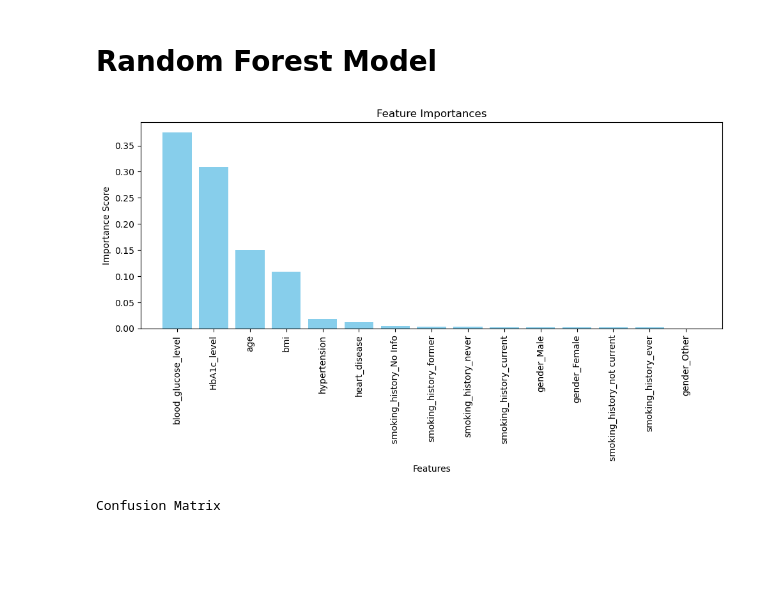
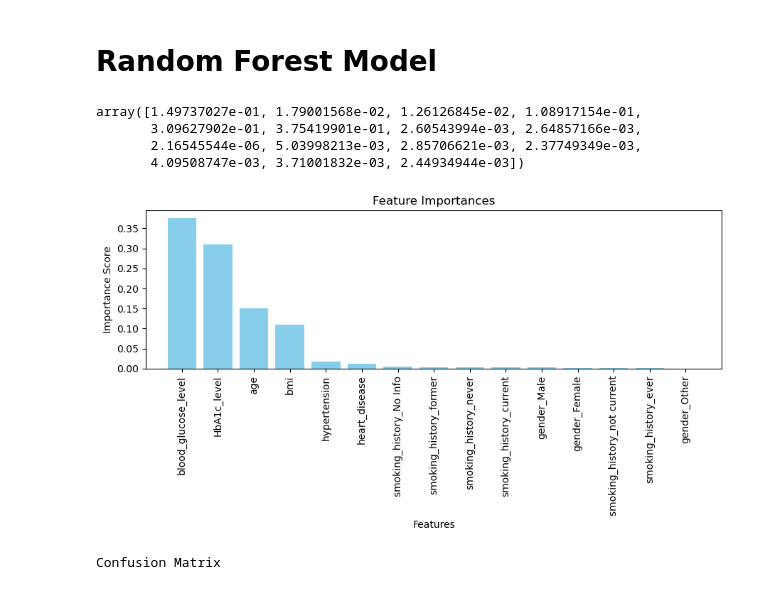
Before and after one commit to divyasajjan1/Project-4-Team-1, a Jupyter notebook: diabetes_prediction.ipynb, the cells around one changed output. Saved outputs shown, nothing was run; the diff lists cells and outputs as text; code cells hidden in the pictures; blank space fills up the shorter version.

```diff
--- a/diabetes_prediction.ipynb
+++ b/diabetes_prediction.ipynb
@@ -233,0 +271,16 @@ plt.show()
+# %%
+# Initialize logistic regression models with L1 (Lasso) and L2 (Ridge) regularization
+# Set the 'penalty' parameter to 'l1' for Lasso and 'l2' for Ridge
+logistic_regression_l1 = LogisticRegression(penalty='l1', solver='liblinear')
+logistic_regression_l2 = LogisticRegression(penalty='l2')
+
+# Fit the models on the training data
+logistic_regression_l1.fit(X_train_scaled, y_train)
+logistic_regression_l2.fit(X_train_scaled, y_train)
+
+# Evaluate the models on the testing data
+accuracy_l1 = logistic_regression_l1.score(X_test_scaled, y_test)
+accuracy_l2 = logistic_regression_l2.score(X_test_scaled, y_test)
+
+print("Accuracy (L1 Regularization): {:.2f}".format(accuracy_l1))
+print("Accuracy (L2 Regularization): {:.2f}".format(accuracy_l2))
@@ -242,28 +330,34 @@ rf_model = rf_model.fit(X_train_scaled, y_train)
 
 # Making predictions using the testing data
 y_pred_rf = rf_model.predict(X_test_scaled)
+# %%
+# Obtain feature importance scores
+importances = rf_model.feature_importances_
+importances
+# %% [output]
+array([1.49737027e-01, 1.79001568e-02, 1.26126845e-02, 1.08917154e-01,
+       3.09627902e-01, 3.75419901e-01, 2.60543994e-03, 2.64857166e-03,
+       2.16545544e-06, 5.03998213e-03, 2.85706621e-03, 2.37749349e-03,
+       4.09508747e-03, 3.71001832e-03, 2.44934944e-03])
 # %%
-# Obtain feature importance scores
-importances = rf_model.feature_importances_
-
 # Sort feature importance scores in descending order
 indices = np.argsort(importances)[::-1]
 
 # Extract feature names from X_train
 feature_names = X_train.columns.tolist()
 
 # Plot the feature importances
-plt.figure(figsize=(10, 6))
+plt.figure(figsize=(9, 5))
 plt.title("Feature Importances")
 plt.bar(range(X_train.shape[1]), importances[indices], color="skyblue", align="center")
 plt.xticks(range(X_train.shape[1]), [feature_names[i] for i in indices], rotation=90)
 plt.xlim([-1, X_train.shape[1]])
 plt.xlabel("Features")
 plt.ylabel("Importance Score")
 plt.tight_layout()
 plt.show()
 # %% [output]
-[figure, old version]
+[figure, new version]
 # %%
 # Calculating the confusion matrix
 cm = confusion_matrix(y_test, y_pred_rf)
```
Also changed, not shown: parts of 9 cells of this notebook, 1 other file.
